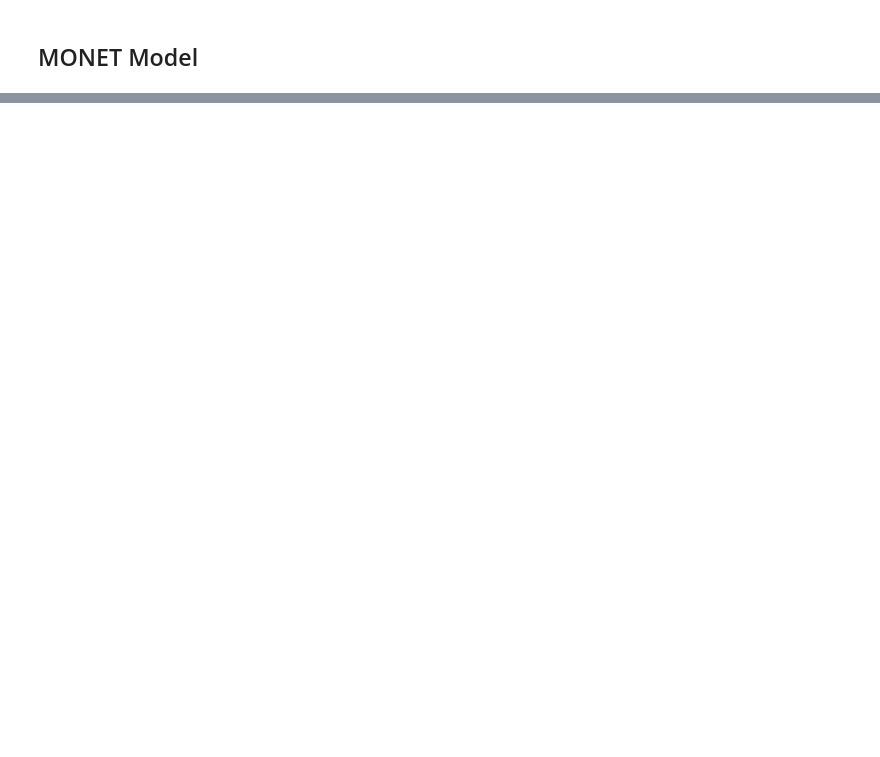
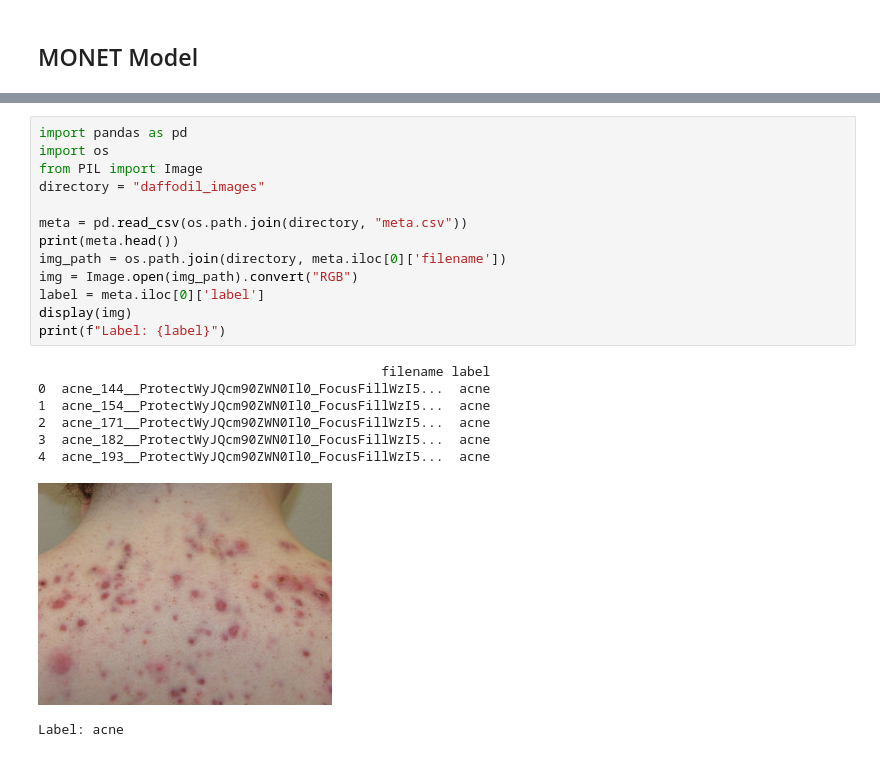
Before and after one commit to zzox531/derm-overview, a Jupyter notebook: image_fetch.ipynb, the cells around one changed output, grey strips where cells are left out. Drawn from its saved outputs; the diff is of its cells as text; blank space fills up the shorter version.

```diff
--- a/image_fetch.ipynb
+++ b/image_fetch.ipynb
@@ -205,0 +175,22 @@ Please note that you may need to restart your runtime after installation.
+# %%
+import pandas as pd
+import os
+from PIL import Image
+directory = "daffodil_images"
+
+meta = pd.read_csv(os.path.join(directory, "meta.csv"))
+print(meta.head())
+img_path = os.path.join(directory, meta.iloc[0]['filename'])
+img = Image.open(img_path).convert("RGB")
+label = meta.iloc[0]['label']
+display(img)
+print(f"Label: {label}")
+# %% [output]
+                                            filename label
+0  acne_144__ProtectWyJQcm90ZWN0Il0_FocusFillWzI5...  acne
+1  acne_154__ProtectWyJQcm90ZWN0Il0_FocusFillWzI5...  acne
+2  acne_171__ProtectWyJQcm90ZWN0Il0_FocusFillWzI5...  acne
+3  acne_182__ProtectWyJQcm90ZWN0Il0_FocusFillWzI5...  acne
+4  acne_193__ProtectWyJQcm90ZWN0Il0_FocusFillWzI5...  acne
+[figure, added]
+Label: acne
```
Also changed, not shown: parts of 5 cells of this notebook, 1 other file.
